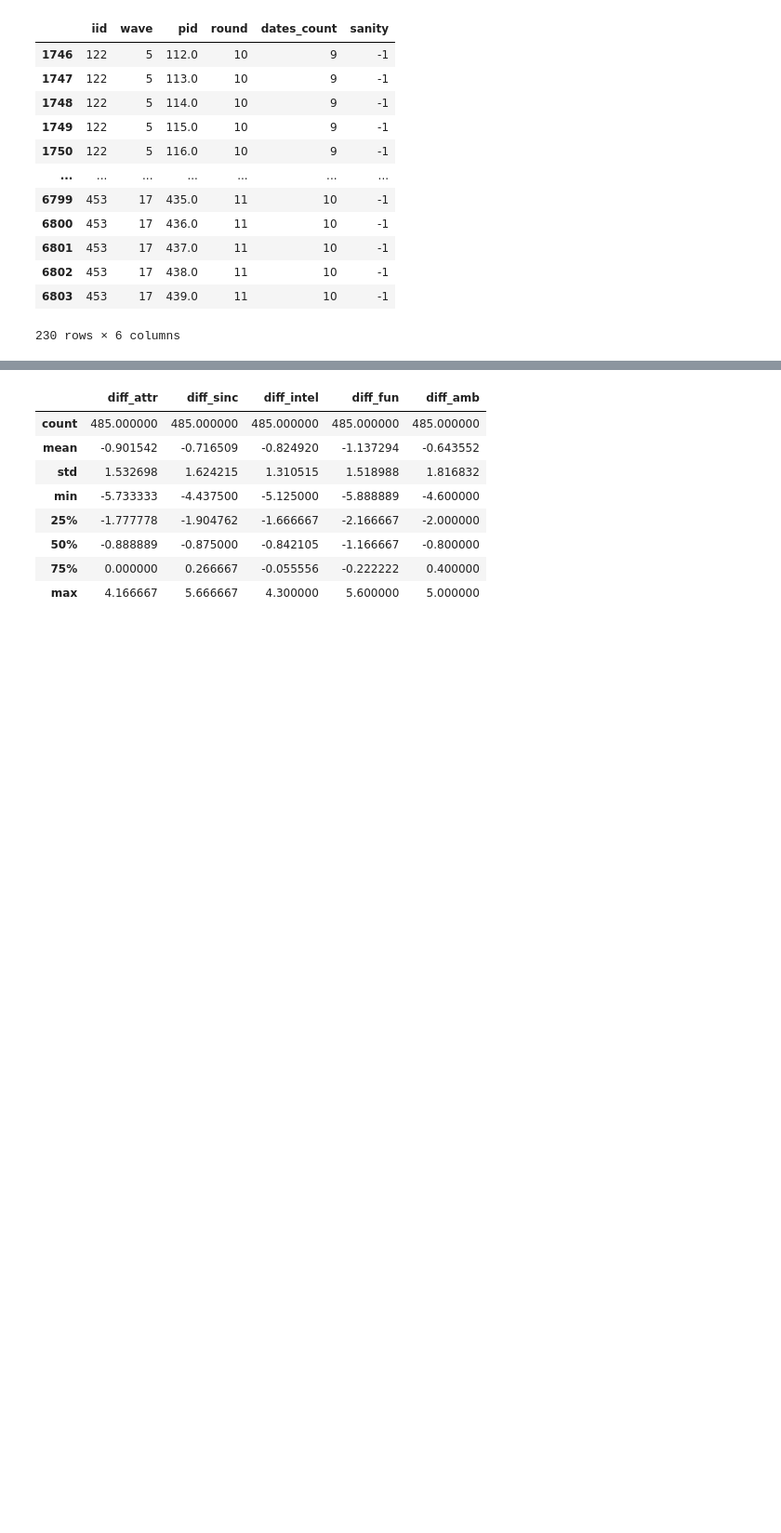
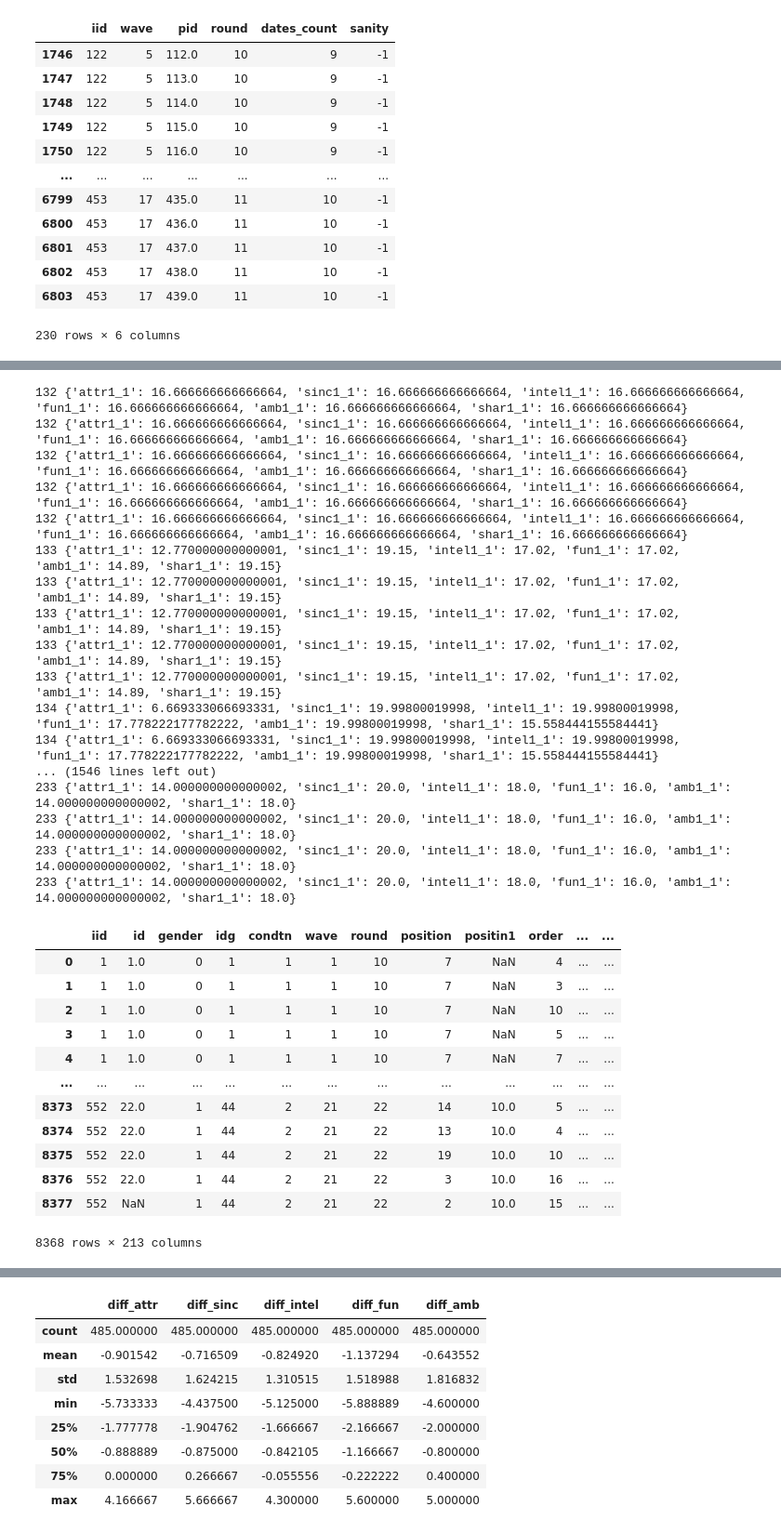
Before and after one commit to joshgreenberg8/code_pudding2, a Jupyter notebook: EDA.ipynb, the cells around one changed output, grey strips where cells are left out. Shown: that part at 93% size. Saved outputs shown, nothing was run; the diff lists cells and outputs as text; code cells hidden in the pictures; blank space fills up the shorter version.

```diff
--- a/EDA.ipynb
+++ b/EDA.ipynb
@@ -206,3 +265,79 @@ df['wave_size'] = df.apply(get_wave_size, axis=1)
+# %%
+def get_age_group(obs):
+    if obs['age'] < 24:
+        return '23 and under'
+    elif 24 <= obs['age'] <= 28:
+        return '24 to 28'
+    elif 28 < obs['age']:
+        return '29 and over'
+
+df['age_group'] = df.apply(get_age_group, axis=1)
+# %%
+def get_contacted(obs):
+    if obs['you_call'] >= 1:
+        return True
+    elif obs['them_cal'] >= 1:
+        return True
+    else:
+        return False
+
+df['contacted'] = df.apply(get_contacted, axis=1)
+# %%
+pref_alloc = ['attr1_1', 'sinc1_1', 'intel1_1', 'fun1_1', 'amb1_1', 'shar1_1']
+waves_to_scale = [6, 7, 8, 9]
+scaled_atbs = {}
+
+for iid in df['iid'].unique():
+    scaled_atbs[iid] = {}
+
+def scale_prefs(obs):
+    if obs['wave'] in waves_to_scale:
+        sum_pref = obs[pref_alloc].sum()
+        for atb in pref_alloc:
+            try:
+                scaled_atbs[obs['iid']][atb] = obs[atb] / sum_pref * 100
+            except:
+                scaled_atbs[obs['iid']][atb] = np.nan
+
+iids_to_scale = df.query('wave in @waves_to_scale')['iid']
+
+df.apply(scale_prefs, axis=1)
+
+for iid in iids_to_scale:
+    print(iid, scaled_atbs[iid])
+
+df.replace(scaled_atbs)
+# %% [output]
+132 {'attr1_1': 16.666666666666664, 'sinc1_1': 16.666666666666664, 'intel1_1': 16.666666666666664, 'fun1_1': 16.666666666666664, 'amb1_1': 16.666666666666664, 'shar1_1': 16.666666666666664}
+132 {'attr1_1': 16.666666666666664, 'sinc1_1': 16.666666666666664, 'intel1_1': 16.666666666666664, 'fun1_1': 16.666666666666664, 'amb1_1': 16.666666666666664, 'shar1_1': 16.666666666666664}
+132 {'attr1_1': 16.666666666666664, 'sinc1_1': 16.666666666666664, 'intel1_1': 16.666666666666664, 'fun1_1': 16.666666666666664, 'amb1_1': 16.666666666666664, 'shar1_1': 16.666666666666664}
+132 {'attr1_1': 16.666666666666664, 'sinc1_1': 16.666666666666664, 'intel1_1': 16.666666666666664, 'fun1_1': 16.666666666666664, 'amb1_1': 16.666666666666664, 'shar1_1': 16.666666666666664}
+132 {'attr1_1': 16.666666666666664, 'sinc1_1': 16.666666666666664, 'intel1_1': 16.666666666666664, 'fun1_1': 16.666666666666664, 'amb1_1': 16.666666666666664, 'shar1_1': 16.666666666666664}
+133 {'attr1_1': 12.770000000000001, 'sinc1_1': 19.15, 'intel1_1': 17.02, 'fun1_1': 17.02, 'amb1_1': 14.89, 'shar1_1': 19.15}
+133 {'attr1_1': 12.770000000000001, 'sinc1_1': 19.15, 'intel1_1': 17.02, 'fun1_1': 17.02, 'amb1_1': 14.89, 'shar1_1': 19.15}
+133 {'attr1_1': 12.770000000000001, 'sinc1_1': 19.15, 'intel1_1': 17.02, 'fun1_1': 17.02, 'amb1_1': 14.89, 'shar1_1': 19.15}
+133 {'attr1_1': 12.770000000000001, 'sinc1_1': 19.15, 'intel1_1': 17.02, 'fun1_1': 17.02, 'amb1_1': 14.89, 'shar1_1': 19.15}
+133 {'attr1_1': 12.770000000000001, 'sinc1_1': 19.15, 'intel1_1': 17.02, 'fun1_1': 17.02, 'amb1_1': 14.89, 'shar1_1': 19.15}
+134 {'attr1_1': 6.669333066693331, 'sinc1_1': 19.99800019998, 'intel1_1': 19.99800019998, 'fun1_1': 17.778222177782222, 'amb1_1': 19.99800019998, 'shar1_1': 15.558444155584441}
+134 {'attr1_1': 6.669333066693331, 'sinc1_1': 19.99800019998, 'intel1_1': 19.99800019998, 'fun1_1': 17.778222177782222, 'amb1_1': 19.99800019998, 'shar1_1': 15.558444155584441}
+... (1546 lines left out)
+233 {'attr1_1': 14.000000000000002, 'sinc1_1': 20.0, 'intel1_1': 18.0, 'fun1_1': 16.0, 'amb1_1': 14.000000000000002, 'shar1_1': 18.0}
+233 {'attr1_1': 14.000000000000002, 'sinc1_1': 20.0, 'intel1_1': 18.0, 'fun1_1': 16.0, 'amb1_1': 14.000000000000002, 'shar1_1': 18.0}
+233 {'attr1_1': 14.000000000000002, 'sinc1_1': 20.0, 'intel1_1': 18.0, 'fun1_1': 16.0, 'amb1_1': 14.000000000000002, 'shar1_1': 18.0}
+233 {'attr1_1': 14.000000000000002, 'sinc1_1': 20.0, 'intel1_1': 18.0, 'fun1_1': 16.0, 'amb1_1': 14.000000000000002, 'shar1_1': 18.0}
+|  | iid | id | gender | idg | condtn | wave | round | position | positin1 | order | ... | ... |
+| 0 | 1 | 1.0 | 0 | 1 | 1 | 1 | 10 | 7 | NaN | 4 | ... | ... |
+| 1 | 1 | 1.0 | 0 | 1 | 1 | 1 | 10 | 7 | NaN | 3 | ... | ... |
+| 2 | 1 | 1.0 | 0 | 1 | 1 | 1 | 10 | 7 | NaN | 10 | ... | ... |
+| 3 | 1 | 1.0 | 0 | 1 | 1 | 1 | 10 | 7 | NaN | 5 | ... | ... |
+| 4 | 1 | 1.0 | 0 | 1 | 1 | 1 | 10 | 7 | NaN | 7 | ... | ... |
+| ... | ... | ... | ... | ... | ... | ... | ... | ... | ... | ... | ... | ... |
+| 8373 | 552 | 22.0 | 1 | 44 | 2 | 21 | 22 | 14 | 10.0 | 5 | ... | ... |
+| 8374 | 552 | 22.0 | 1 | 44 | 2 | 21 | 22 | 13 | 10.0 | 4 | ... | ... |
+| 8375 | 552 | 22.0 | 1 | 44 | 2 | 21 | 22 | 19 | 10.0 | 10 | ... | ... |
+| 8376 | 552 | 22.0 | 1 | 44 | 2 | 21 | 22 | 3 | 10.0 | 16 | ... | ... |
+| 8377 | 552 | NaN | 1 | 44 | 2 | 21 | 22 | 2 | 10.0 | 15 | ... | ... |
+8368 rows × 213 columns
 # %%
 df_uniq_id = df.drop_duplicates('iid')
 df_uniq_id
```
Also changed, not shown: parts of 44 cells of this notebook, 18 other files.
